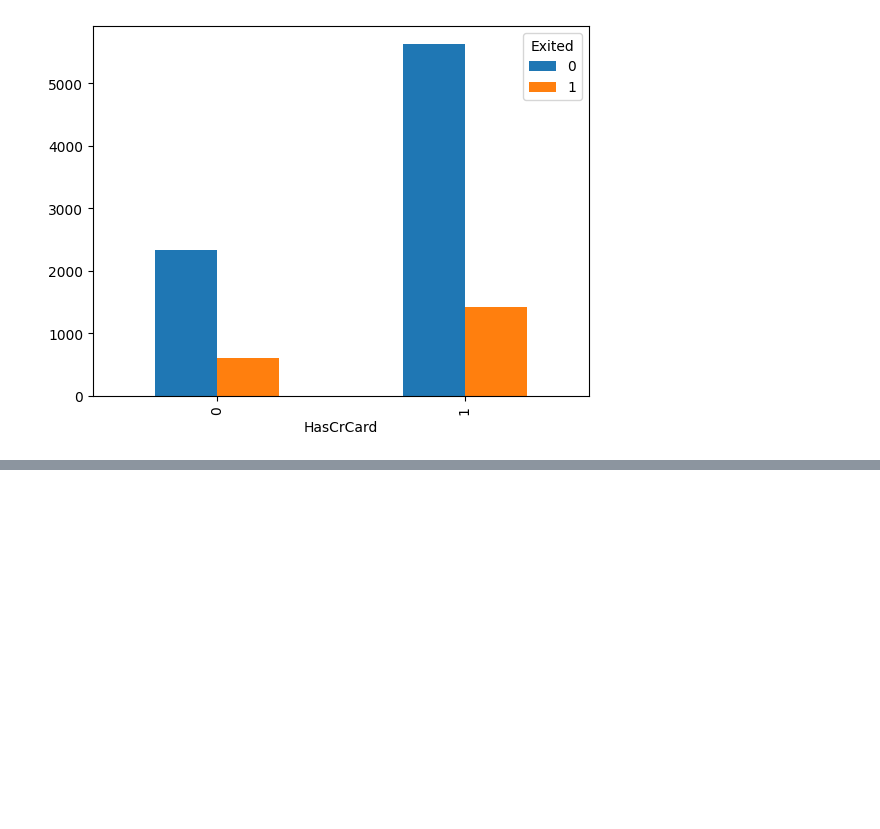
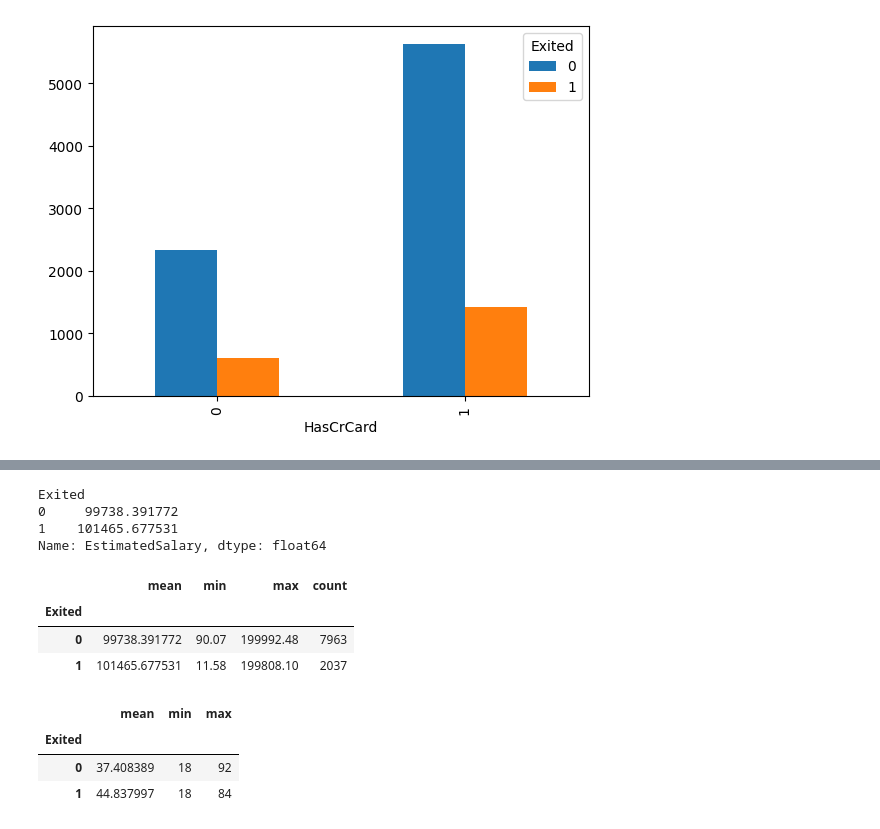
Before and after one commit to bipulshahi/polytechnic_barh, a Jupyter notebook: Python_ML_2.ipynb, the cells around one changed output, grey strips where cells are left out. Drawn from its saved outputs; the diff is of its cells as text; code cells hidden in the pictures; blank space fills up the shorter version.

```diff
--- a/Python_ML_2.ipynb
+++ b/Python_ML_2.ipynb
@@ -268,2 +325,27 @@ pd.crosstab(df1['HasCrCard'], df1['Exited']).plot.bar()
+# %%
+#Average estimated_salary if exit = 1 and average estimated_salary if exit = 0
+
+df1.groupby('Exited')['EstimatedSalary'].mean()
+# %% [output]
+Exited
+0     99738.391772
+1    101465.677531
+Name: EstimatedSalary, dtype: float64
+# %%
+df1.groupby('Exited')['EstimatedSalary'].agg(['mean' , 'min' , 'max' , 'count'])
+# %% [output]
+|  | mean | min | max | count |
+| Exited |  |  |  |  |
+| 0 | 99738.391772 | 90.07 | 199992.48 | 7963 |
+| 1 | 101465.677531 | 11.58 | 199808.10 | 2037 |
+# %%
+#Average , Minimum , Maximum age of customers for exit = 0 and exit = 1
+
+df1.groupby('Exited')['Age'].agg(['mean' , 'min' , 'max'])
+# %% [output]
+|  | mean | min | max |
+| Exited |  |  |  |
+| 0 | 37.408389 | 18 | 92 |
+| 1 | 44.837997 | 18 | 84 |
 # %%
 #Continous & Continous
```
Also changed, not shown: parts of 8 cells of this notebook.
